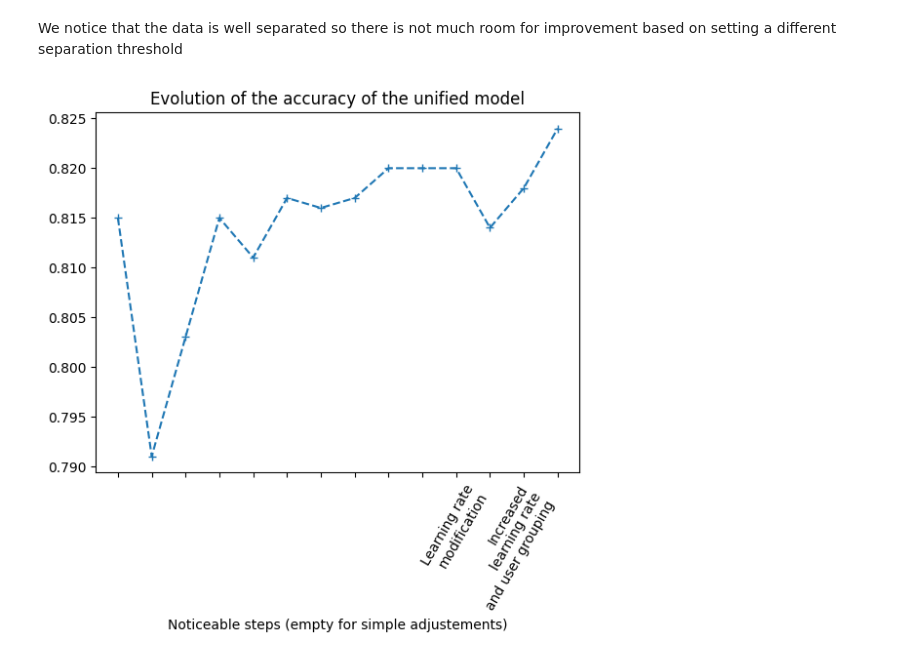
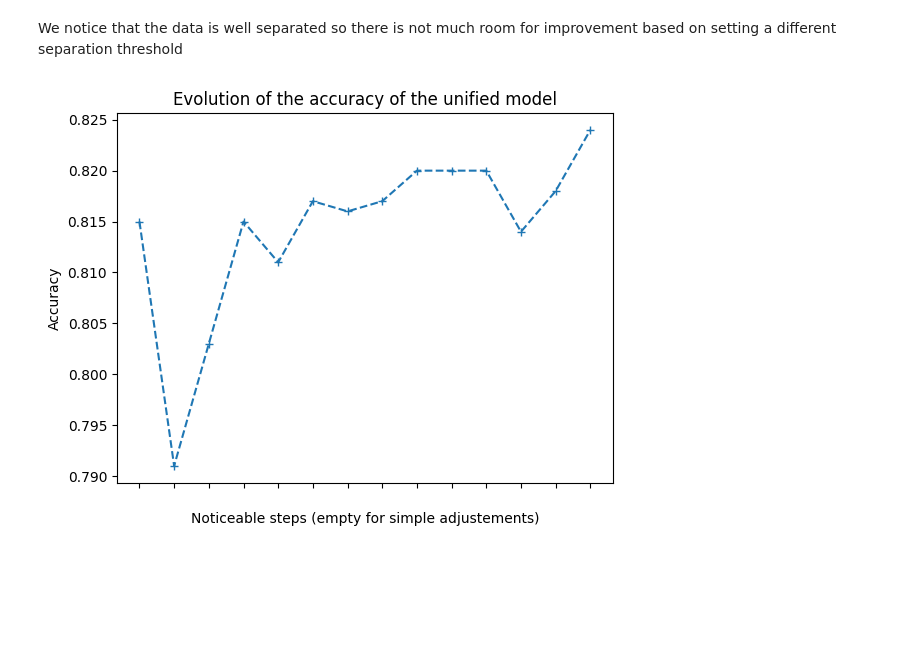
Before and after one commit to AugustinBouquillard/InTweetionists, a Jupyter notebook: notebook_dl_alex.ipynb, the cells around one changed output. Saved outputs shown, nothing was run; the diff lists cells and outputs as text; code cells hidden in the pictures; blank space fills up the shorter version.

Commit message:
Saved the graph bby

```diff
--- a/notebook_dl_alex.ipynb
+++ b/notebook_dl_alex.ipynb
@@ -778,28 +778,28 @@ We notice that the data is well separated so there is not much room for improvem
 # %%
 accuracy_list_for_evolution = [
     0.815,
     0.791,
     0.803,
     0.815,
     0.811,
     0.817,
     0.816,
     0.817,
     0.820,
     0.820,
     0.820,
     0.814,
     0.818,
     0.824
     ]
-steps_list_for_evolution = ["", " ", "  ", "   ", "    ", "     ", "      ", "       ", "        ", "         ", "          ", "Learning rate\nmodification", "            ", "Increased\nlearning rate\nand user grouping"]
+steps_list_for_evolution = ["", " ", "  ", "   ", "    ", "     ", "      ", "       ", "        ", "         ", "          ", "           ", "            ", "             "]
 
 import matplotlib.pyplot as plt
 plt.plot(steps_list_for_evolution, accuracy_list_for_evolution, "+--")
 plt.title("Evolution of the accuracy of the unified model")
 plt.xlabel("Noticeable steps (empty for simple adjustements)")
-plt.xticks(rotation=60, ha='right', va='top')
-
+#plt.xticks(rotation=60, ha='right', va='top')
+plt.ylabel("Accuracy")
 plt.show()
 # %% [output]
-[figure, old version]
+[figure, new version]
```
Also changed, not shown: 1 other file.
